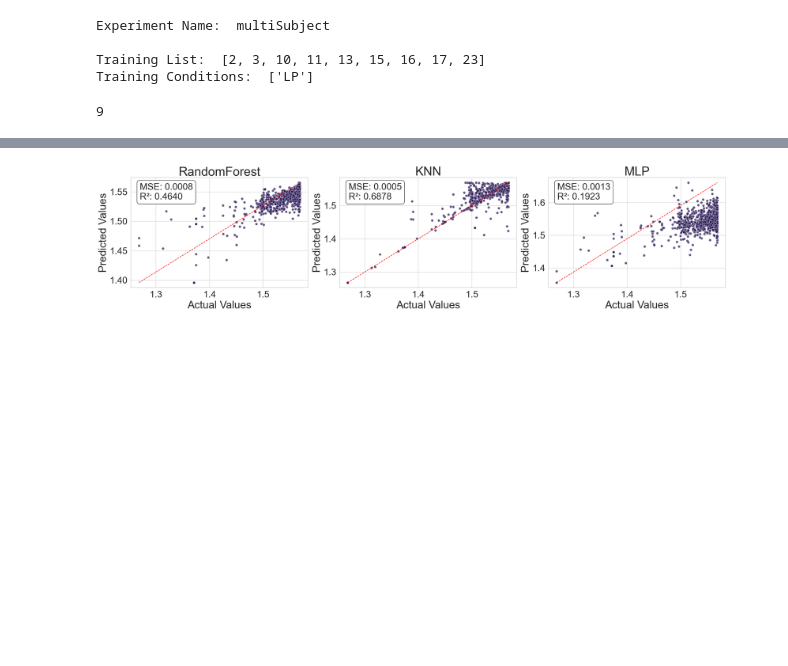
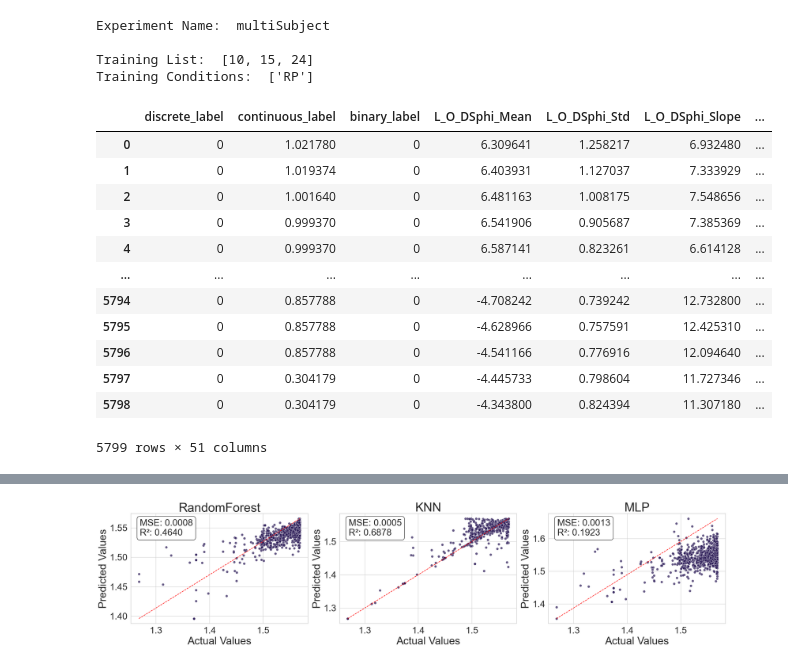
Before and after one commit to your-profile/NeuroLoop-Classification, a Jupyter notebook: experiments/experiment2/multiSubject_experiments.ipynb, the cells around one changed output, grey strips where cells are left out. Cells and saved outputs as stored; diff of their text form; code cells hidden in the pictures; blank space fills up the shorter version.

Commit message:
updates to experiment files

```diff
--- a/experiments/experiment2/multiSubject_experiments.ipynb
+++ b/experiments/experiment2/multiSubject_experiments.ipynb
@@ -18,29 +18,16 @@ from utils import read_files, apply_features
 # %%
-experiment_number = 7 #DONE: 0-18
-save_results = True
-
-"""
-Feature Numbers:
-
-0 - Mean
-1 - STD
-2 - intercept
-3 - slope
-4 - kurt
-5 - skew
-"""
-
-remove_features = [2,3,4]
-
+experiment_number = 11
+save_results = False
 
 labels = {"discrete": "discrete_label",
             "binary": "binary_label",
             "continuous": "continuous_label"}
 
 windowedData = []
-source_folder = "/Users/juliasantaniello/Desktop/fNIRS-2-RL/Experiment/ParticipantData/WindowedData/5Windows"
+source_folder = "/Users/juliasantaniello/Desktop/NeuroLoop-Classification/"
 channels = ["L_O_DSphi", "L_D_DSphi", "R_D_DSphi", "R_O_DSphi",	"L_O_DSI",	"R_D_DSI",	"R_O_DSI",	"L_D_DSI"]
 
+remove_features = []
 
 train_list, train_conditions, experiment_name = multi_subject_experiments[experiment_number].values()
 
@@ -53,8 +40,30 @@ windowedData = []
 # %% [output]
 Experiment Name:  multiSubject
 
-Training List:  [2, 3, 10, 11, 13, 15, 16, 17, 23]
-Training Conditions:  ['LP']
+Training List:  [10, 15, 24]
+Training Conditions:  ['RP']
+# %%
+train_data = read_files(participant_list=train_list, source_folder_1 = source_folder, conditions=train_conditions)
+df = pd.DataFrame()
+for key in train_data.keys():
+    df = pd.concat([df, train_data[key]], ignore_index=True)
+
+df.drop(columns=["start_timestamp", "end_timestamp", "pid", "condition"], inplace=True)
+df
+# %% [output]
+|  | discrete_label | continuous_label | binary_label | L_O_DSphi_Mean | L_O_DSphi_Std | L_O_DSphi_Slope | ... |
+| 0 | 0 | 1.021780 | 0 | 6.309641 | 1.258217 | 6.932480 | ... |
+| 1 | 0 | 1.019374 | 0 | 6.403931 | 1.127037 | 7.333929 | ... |
+| 2 | 0 | 1.001640 | 0 | 6.481163 | 1.008175 | 7.548656 | ... |
+| 3 | 0 | 0.999370 | 0 | 6.541906 | 0.905687 | 7.385369 | ... |
+| 4 | 0 | 0.999370 | 0 | 6.587141 | 0.823261 | 6.614128 | ... |
+| ... | ... | ... | ... | ... | ... | ... | ... |
+| 5794 | 0 | 0.857788 | 0 | -4.708242 | 0.739242 | 12.732800 | ... |
+| 5795 | 0 | 0.857788 | 0 | -4.628966 | 0.757591 | 12.425310 | ... |
+| 5796 | 0 | 0.857788 | 0 | -4.541166 | 0.776916 | 12.094640 | ... |
+| 5797 | 0 | 0.304179 | 0 | -4.445733 | 0.798604 | 11.727346 | ... |
+| 5798 | 0 | 0.304179 | 0 | -4.343800 | 0.824394 | 11.307180 | ... |
+5799 rows × 51 columns
 # %%
 def feature_removal(X, remove_features):
     for col in X.columns:
@@ -83,9 +92,11 @@ def create_test_data(test_list, test_conditions):
 
 def create_train_data(train_list, train_conditions):
     train_data = read_files(participant_list=train_list, source_folder_1 = source_folder, conditions=train_conditions)
-    print(len(train_data))
-    training_df = pd.concat(train_data.values(), ignore_index=True)
-    combined_df = apply_features(training_df, channels)
+    combined_df = pd.DataFrame()
+    for key in train_data.keys():
+        combined_df = pd.concat([combined_df, train_data[key]], ignore_index=True)
+
+    combined_df.drop(columns=["start_timestamp", "end_timestamp", "pid", "condition"], inplace=True)
     count_class0, count_class1 = combined_df.binary_label.value_counts(ascending=True, sort=False)
 
     fraction_binary_class0 = count_class0 / (count_class0 + count_class1)
@@ -102,18 +113,15 @@ def create_train_data(train_list, train_conditions):
     y_discrete = combined_df["discrete_label"]
     y_continuous = combined_df["continuous_label"]
 
-    try:
-        X = combined_df.drop(columns=["binary_label", "continuous_label", "discrete_label", "pid", "condition"])
-    except:
-        X = combined_df.drop(columns=["binary_label", "continuous_label", "discrete_label", "pid"])
 
-    X = feature_removal(X, remove_features)
+
+    X = combined_df.drop(columns=["binary_label", "continuous_label", "discrete_label"])
+
+    # X = feature_removal(X, remove_features)
 
     return X, y_binary, y_discrete, y_continuous
 
 X, y_binary, y_discrete, y_continuous = create_train_data(train_list, train_conditions)
-# %% [output]
-9
 # %%
 random_state = 42
 shuffle = True
```
Also changed, not shown: parts of 4 cells of this notebook, 15 other files.
